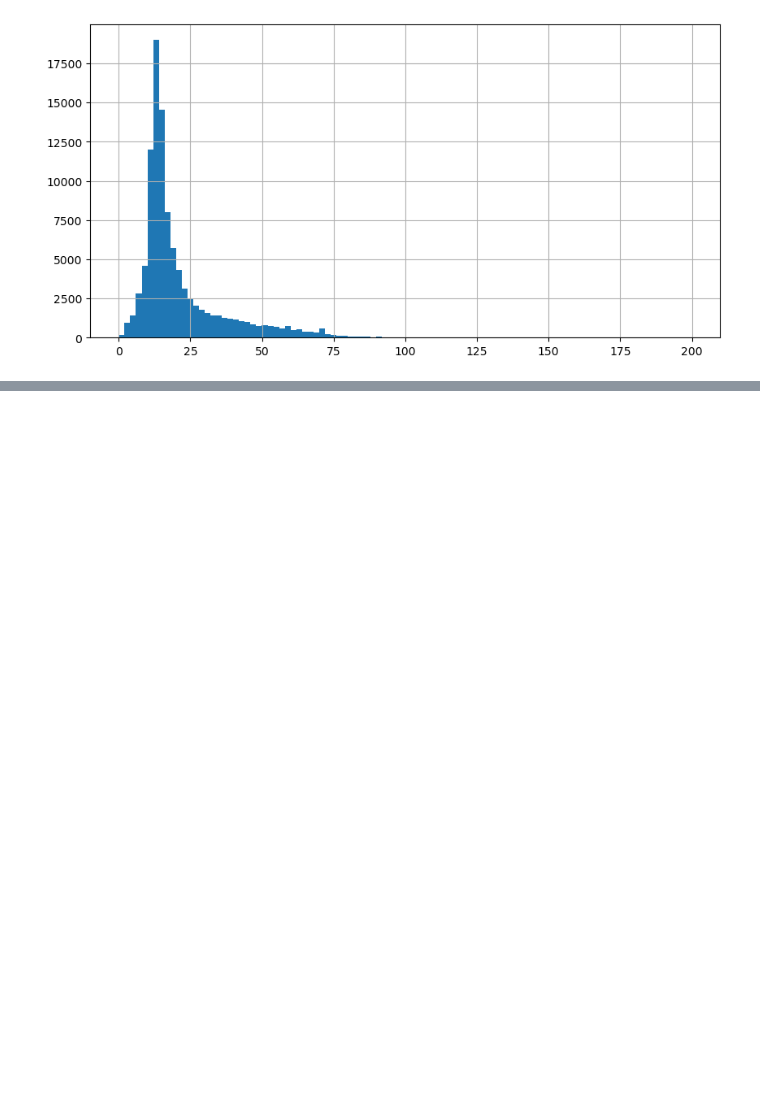
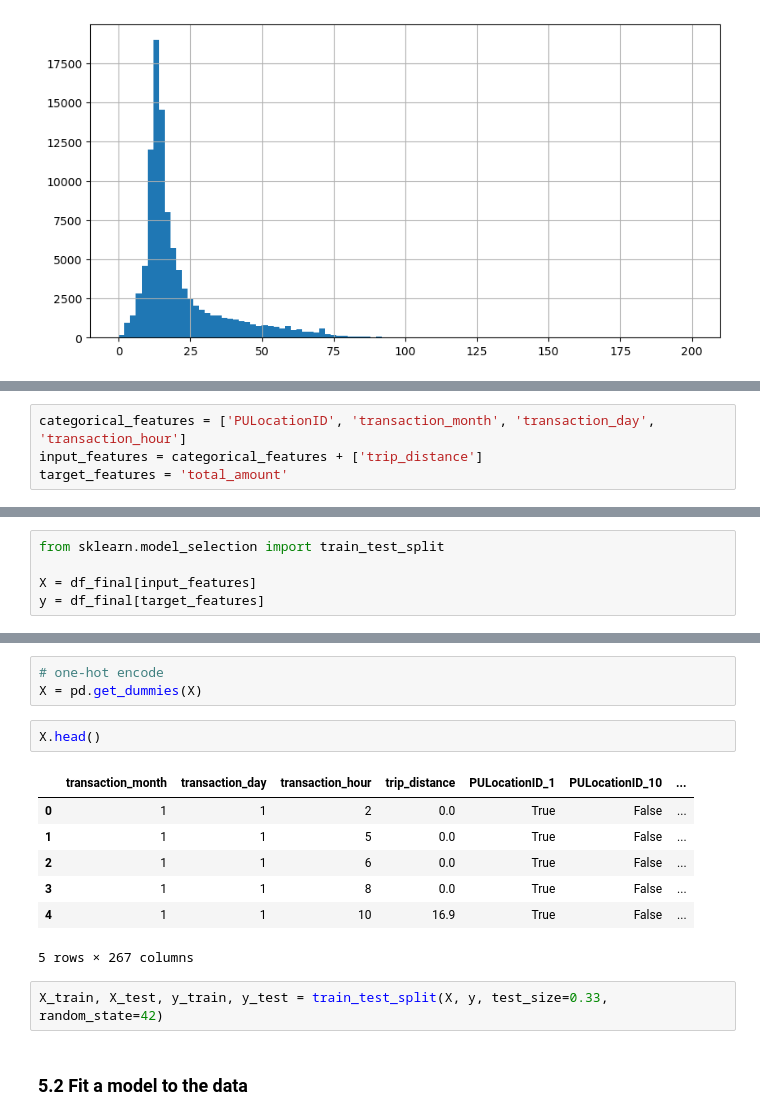
Before and after one commit to jamesaje/New-York-Taxi-Analysis, a Jupyter notebook: project_notebook.ipynb, the cells around one changed output, grey strips where cells are left out. Cells and saved outputs as stored; diff of their text form; blank space fills up the shorter version.

```diff
--- a/project_notebook.ipynb
+++ b/project_notebook.ipynb
@@ -379,0 +382,4 @@ memory usage: 759.6+ MB
+# %%
+categorical_features = ['PULocationID', 'transaction_month', 'transaction_day', 'transaction_hour']
+input_features = categorical_features + ['trip_distance']
+target_features = 'total_amount'
@@ -379,0 +388,5 @@ memory usage: 759.6+ MB
+# %%
+from sklearn.model_selection import train_test_split
+
+X = df_final[input_features]
+y = df_final[target_features]
@@ -379,0 +402,17 @@ memory usage: 759.6+ MB
+# %%
+# one-hot encode
+X = pd.get_dummies(X)
+# %%
+X.head()
+# %% [output]
+|  | transaction_month | transaction_day | transaction_hour | trip_distance | PULocationID_1 | PULocationID_10 | ... |
+| 0 | 1 | 1 | 2 | 0.0 | True | False | ... |
+| 1 | 1 | 1 | 5 | 0.0 | True | False | ... |
+| 2 | 1 | 1 | 6 | 0.0 | True | False | ... |
+| 3 | 1 | 1 | 8 | 0.0 | True | False | ... |
+| 4 | 1 | 1 | 10 | 16.9 | True | False | ... |
+5 rows × 267 columns
+# %%
+X_train, X_test, y_train, y_test = train_test_split(X, y, test_size=0.33, random_state=42)
+# %% [markdown]
+### 5.2 Fit a model to the data
```
Also changed, not shown: parts of 24 cells of this notebook.
